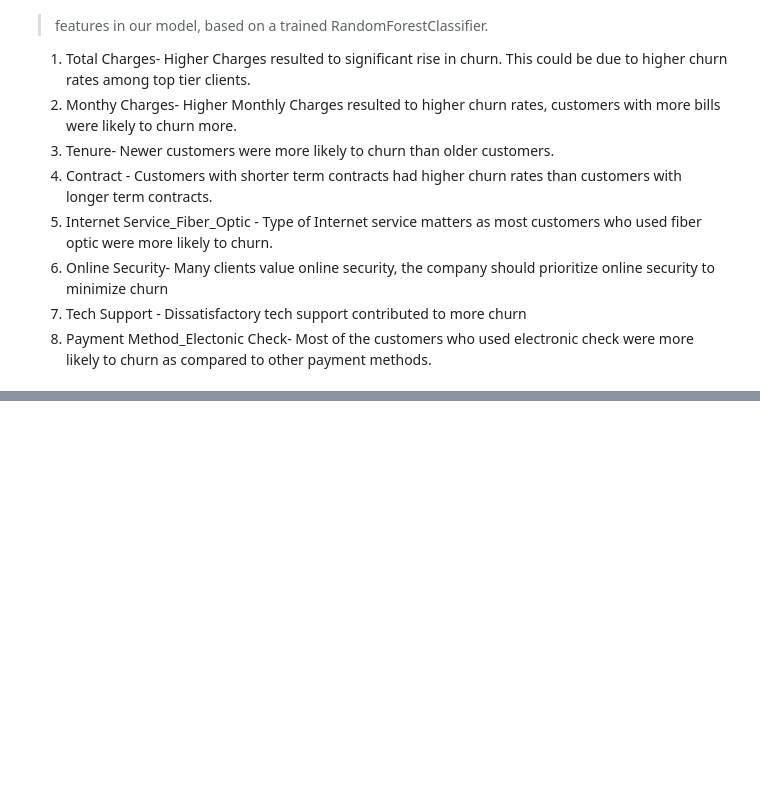
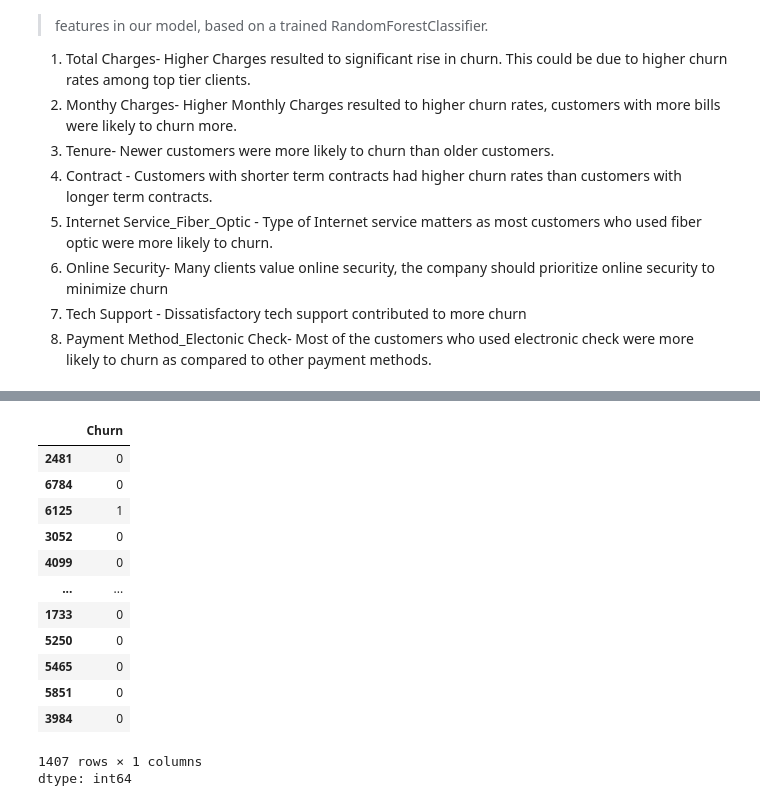
Before and after one commit to Rolweezy/Telco-Customer-Churn-Detection-and-Prevention-Project, a Jupyter notebook: Telco_Customer_Churn_Prediction_And_Prevention.ipynb, the cells around one changed output, grey strips where cells are left out. Drawn from its saved outputs; the diff is of its cells as text; code cells hidden in the pictures; blank space fills up the shorter version.

```diff
--- a/Telco_Customer_Churn_Prediction_And_Prevention.ipynb
+++ b/Telco_Customer_Churn_Prediction_And_Prevention.ipynb
@@ -1116,0 +1153,17 @@ Feature Importance Analysis
+# %%
+y_test
+# %% [output]
+|  | Churn |
+| 2481 | 0 |
+| 6784 | 0 |
+| 6125 | 1 |
+| 3052 | 0 |
+| 4099 | 0 |
+| ... | ... |
+| 1733 | 0 |
+| 5250 | 0 |
+| 5465 | 0 |
+| 5851 | 0 |
+| 3984 | 0 |
+1407 rows × 1 columns
+dtype: int64
```
Also changed, not shown: parts of 25 cells of this notebook.
